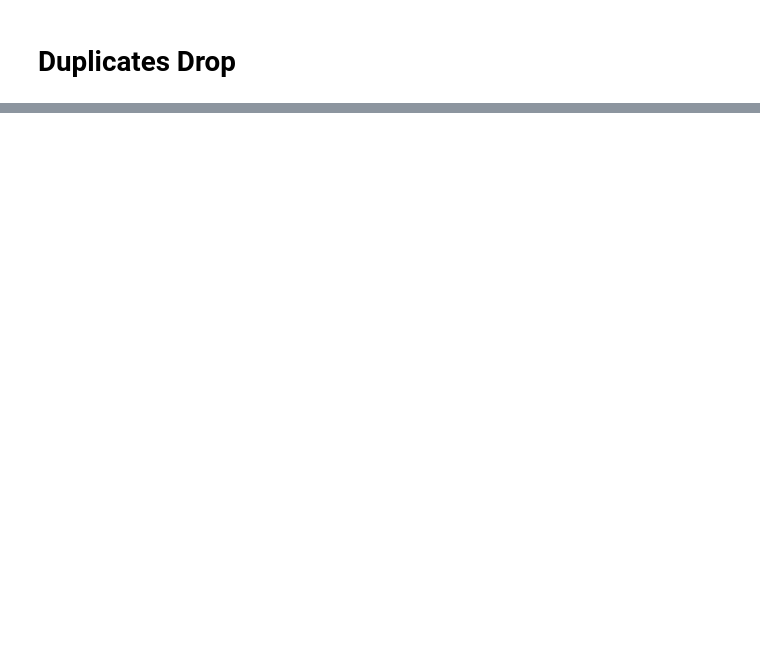
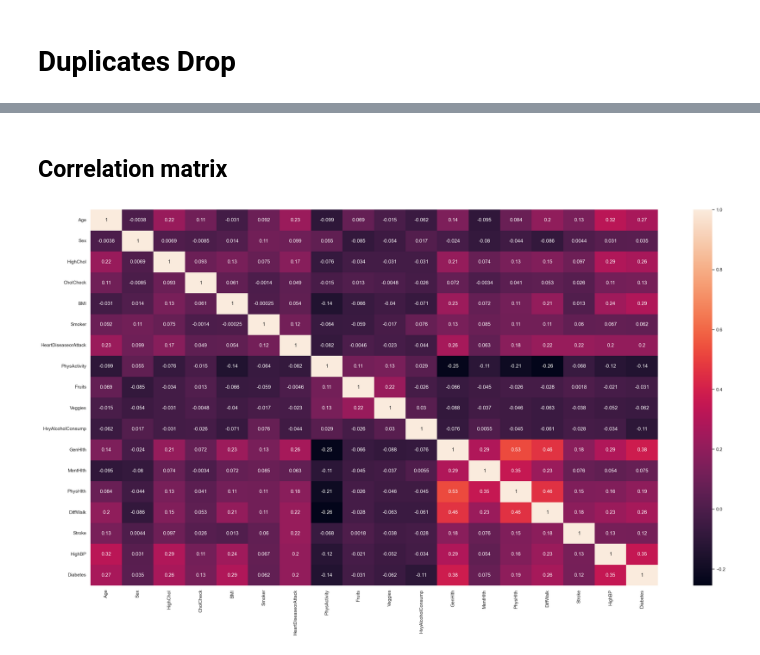
Before and after one commit to jpmbrito123/DAA, a Jupyter notebook: nossodataset/data_preparation.ipynb, the cells around one changed output, grey strips where cells are left out. Drawn from its saved outputs; the diff is of its cells as text; code cells hidden in the pictures; blank space fills up the shorter version.

```diff
--- a/nossodataset/data_preparation.ipynb
+++ b/nossodataset/data_preparation.ipynb
@@ -36,0 +26,17 @@ Name: count, dtype: int64
+# %%
+
+pf['BMI']=pd.cut(x=pf['BMI'],bins=[0,18.5,24.9,29.9,34.9,100],labels=['0','1','2','3','4'])
+replace_map = {'BMI':{'0':1, '1':2,'2':3,'3':4,'4':5}}
+pf.replace(replace_map,inplace=True)
+
+pf['MentHlth']=pd.cut(x=pf['MentHlth'],bins=[-1,6.0,12.0,18.0,24.0,30],labels=['0','1','2','3','4'])
+replace_map = {'MentHlth':{'0':1, '1':2,'2':3,'3':4,'4':5}}
+df.replace(replace_map,inplace=True)
+
+pf['PhysHlth']=pd.cut(x=pf['PhysHlth'],bins=[-1,6.0,12.0,18.0,24.0,30],labels=['0','1','2','3','4'])
+replace_map = {'PhysHlth':{'0':1, '1':2,'2':3,'3':4,'4':5}}
+pf.replace(replace_map,inplace=True)
+
+
+scaler_pf= MinMaxScaler(feature_range=(0,1)).fit(pf)
+pf= pd.DataFrame(scaler_pf.transform(pf[pf.columns]),columns=pf.columns)
@@ -36,0 +61,11 @@ Name: count, dtype: int64
+# %% [markdown]
+## Correlation matrix
+# %%
+matrix = pf.corr()
+sns.set(rc={'figure.figsize':(30,16)})
+sns.heatmap(matrix,annot=True)
+plt.show()
+# Listar as correlações em ordem decrescente
+correlations = matrix.unstack().sort_values(ascending=False)
+# %% [output]
+[figure, added]
```
Also changed, not shown: parts of 7 cells of this notebook.
